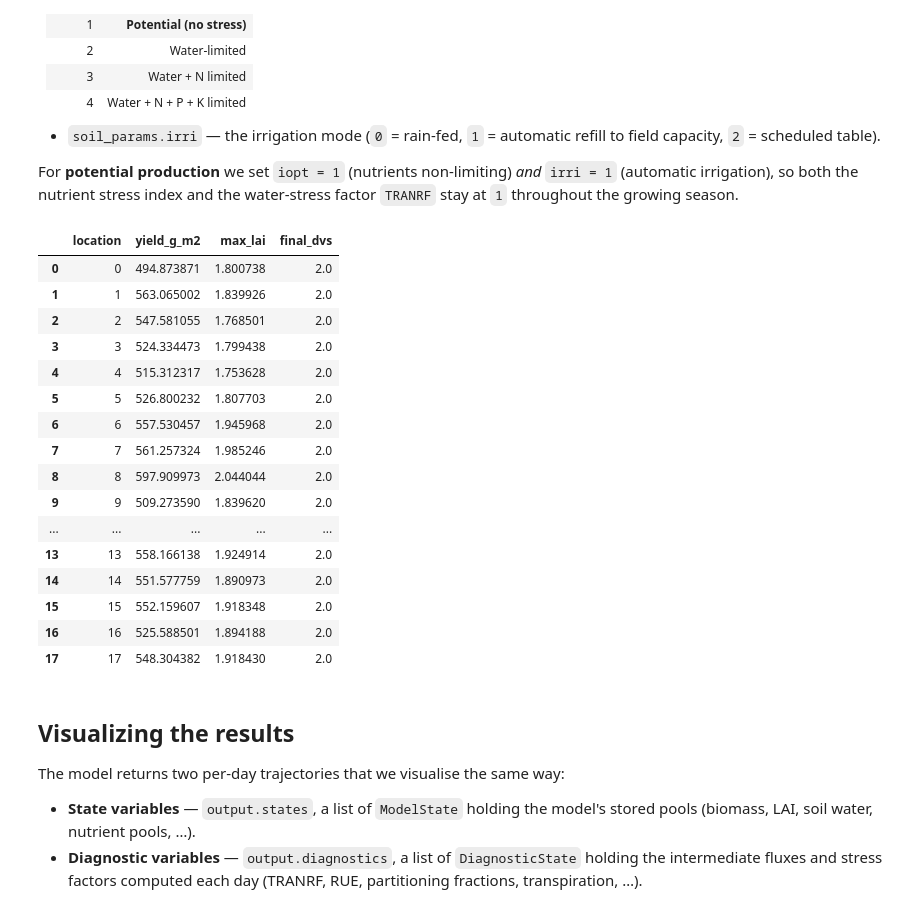
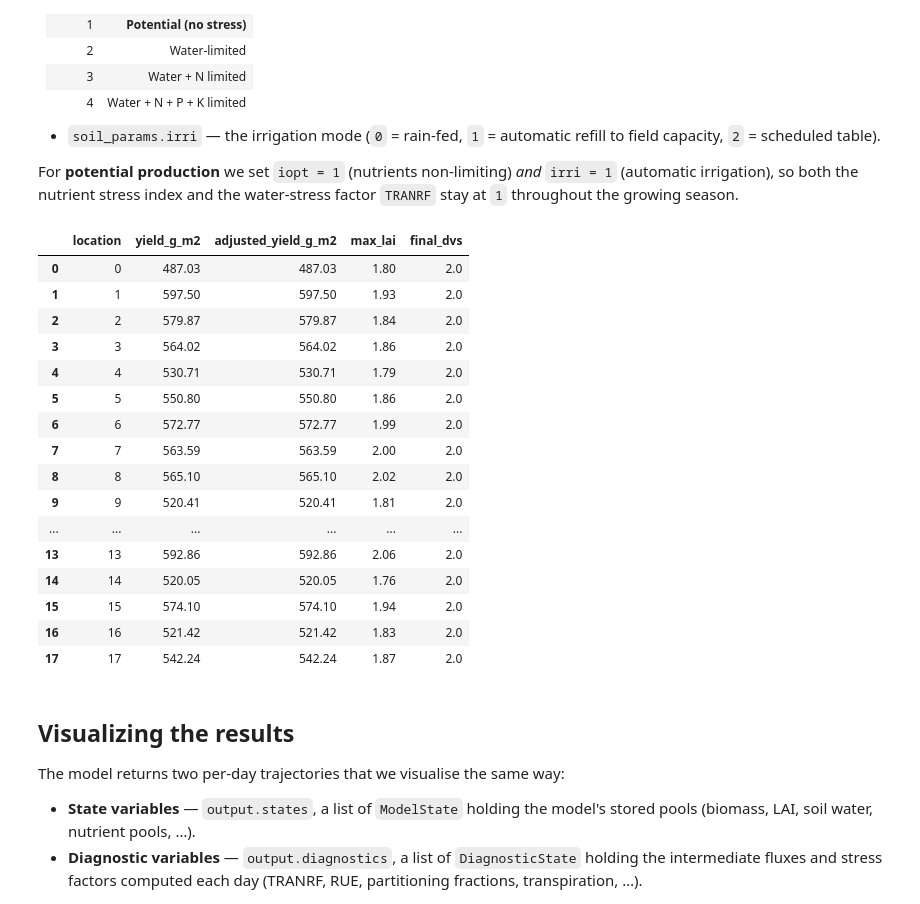
Before and after one commit to geonextgis/torchcrop, a Jupyter notebook: docs/examples/01_potential/potential_(winter_wheat).ipynb, the cells around one changed output. Drawn from its saved outputs; the diff is of its cells as text; code cells hidden in the pictures.

```diff
--- a/docs/examples/01_potential/potential_(winter_wheat).ipynb
+++ b/docs/examples/01_potential/potential_(winter_wheat).ipynb
@@ -77,7 +77,7 @@ class TorchCropDataset(Dataset):
     # CSV weather columns, in the exact order torchcrop expects them.
     WEATHER_COLS = [
         "Date",          # -> doy
-        "TempMean",      # -> davtmp
+        "TempMean",      # -> davtmp (recomputed as (TempMin+TempMax)/2 below)
         "TempMin",       # -> tmin
         "TempMax",       # -> tmax
         "Radiation",     # -> irrad
@@ -136,6 +136,9 @@ class TorchCropDataset(Dataset):
             self.weather_dir / f"{location}.csv", parse_dates=["Date"]
         )
         df = df[self.WEATHER_COLS].copy()
+        # SIMPLACE drives phenology with TMPA = (TMIN+TMAX)/2 (Phenology.java:513),
+        # not the measured TempMean; match it to reproduce the reference.
+        df["TempMean"] = (df["TempMin"] + df["TempMax"]) / 2.0
         df["Radiation"] = df["Radiation"] / 1000.0   # kJ -> MJ m-2 d-1
         df["Date"] = df["Date"].dt.dayofyear          # date -> day-of-year
         return torch.as_tensor(df.values, dtype=self.dtype)  # [T, 8]
@@ -221,52 +224,53 @@ water-stress factor `TRANRF` stay at `1` throughout the growing season.
 crop_params = CropParameters(crop_name="wheat")
 crop_params.iopt = torch.tensor(1.0)
 
 # Assemble all 18 locations into one batch and run a single forward pass.
 samples = [dataset[i] for i in range(len(dataset))]
 weather, soil_params, site_params = collate_torchcrop(samples)
 
 # Automatic irrigation (IRRI=1): the root zone is refilled to field capacity,
 # so soil water never limits growth and TRANRF stays at 1 (potential water supply)
 soil_params.irri = torch.tensor(1.0)
 
 # Move every tensor input onto the target device.
 crop_params = crop_params.to(device=device)
 soil_params = soil_params.to(device=device)
 site_params = site_params.to(device=device)
 weather = weather.to(device=device)
 
 model = Lintul5Model(crop_params, soil_params, site_params).eval().to(device)
 with torch.no_grad():
     output = model(weather, start_doy=1)
 
 # Per-location summary at maturity.
 results = pd.DataFrame(
     {
         "location": list(dataset.locations),
-        "yield_g_m2": output.yield_.tolist(),
-        "max_lai": output.lai.max(dim=1).values.tolist(),
+        "yield_g_m2": np.round(output.yield_.tolist(), 2),
+        "adjusted_yield_g_m2": np.round(output.adjusted_yield.tolist(), 2),
+        "max_lai": np.round(output.lai.max(dim=1).values.tolist(), 2),
         "final_dvs": output.dvs[:, -1].tolist(),
     }
 )
 results
 # %% [output]
-|  | location | yield_g_m2 | max_lai | final_dvs |
-| 0 | 0 | 494.873871 | 1.800738 | 2.0 |
-| 1 | 1 | 563.065002 | 1.839926 | 2.0 |
-| 2 | 2 | 547.581055 | 1.768501 | 2.0 |
-| 3 | 3 | 524.334473 | 1.799438 | 2.0 |
-| 4 | 4 | 515.312317 | 1.753628 | 2.0 |
-| 5 | 5 | 526.800232 | 1.807703 | 2.0 |
-| 6 | 6 | 557.530457 | 1.945968 | 2.0 |
-| 7 | 7 | 561.257324 | 1.985246 | 2.0 |
-| 8 | 8 | 597.909973 | 2.044044 | 2.0 |
-| 9 | 9 | 509.273590 | 1.839620 | 2.0 |
-| ... | ... | ... | ... | ... |
-| 13 | 13 | 558.166138 | 1.924914 | 2.0 |
-| 14 | 14 | 551.577759 | 1.890973 | 2.0 |
-| 15 | 15 | 552.159607 | 1.918348 | 2.0 |
-| 16 | 16 | 525.588501 | 1.894188 | 2.0 |
-| 17 | 17 | 548.304382 | 1.918430 | 2.0 |
+|  | location | yield_g_m2 | adjusted_yield_g_m2 | max_lai | final_dvs |
+| 0 | 0 | 487.03 | 487.03 | 1.80 | 2.0 |
+| 1 | 1 | 597.50 | 597.50 | 1.93 | 2.0 |
+| 2 | 2 | 579.87 | 579.87 | 1.84 | 2.0 |
+| 3 | 3 | 564.02 | 564.02 | 1.86 | 2.0 |
+| 4 | 4 | 530.71 | 530.71 | 1.79 | 2.0 |
+| 5 | 5 | 550.80 | 550.80 | 1.86 | 2.0 |
+| 6 | 6 | 572.77 | 572.77 | 1.99 | 2.0 |
+| 7 | 7 | 563.59 | 563.59 | 2.00 | 2.0 |
+| 8 | 8 | 565.10 | 565.10 | 2.02 | 2.0 |
+| 9 | 9 | 520.41 | 520.41 | 1.81 | 2.0 |
+| ... | ... | ... | ... | ... | ... |
+| 13 | 13 | 592.86 | 592.86 | 2.06 | 2.0 |
+| 14 | 14 | 520.05 | 520.05 | 1.76 | 2.0 |
+| 15 | 15 | 574.10 | 574.10 | 1.94 | 2.0 |
+| 16 | 16 | 521.42 | 521.42 | 1.83 | 2.0 |
+| 17 | 17 | 542.24 | 542.24 | 1.87 | 2.0 |
 # %% [markdown]
 ## Visualizing the results
 
```
Also changed, not shown: parts of 2 cells of this notebook.
